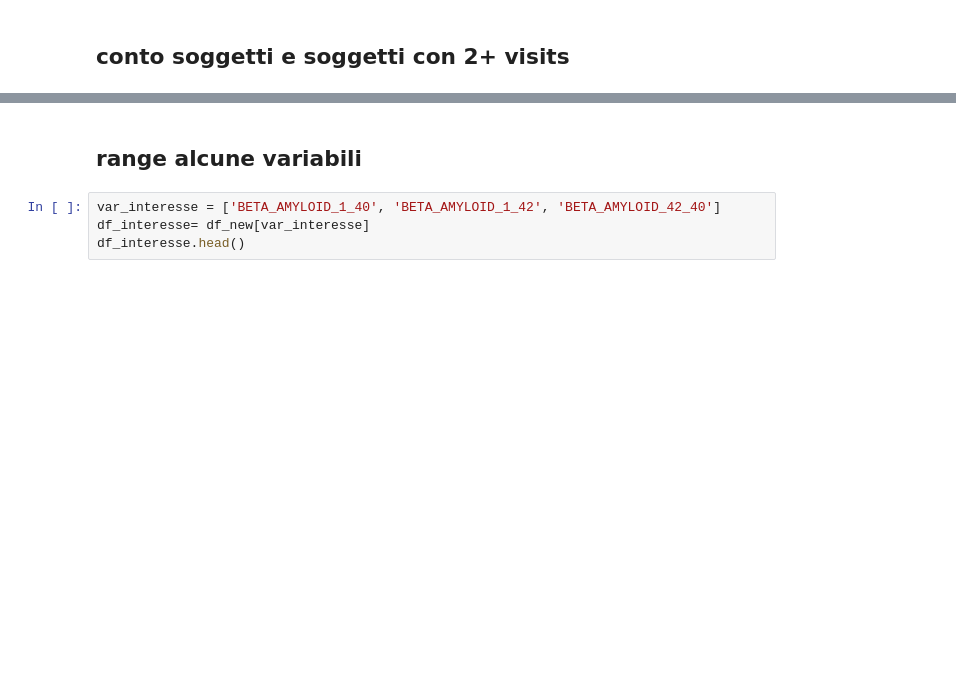
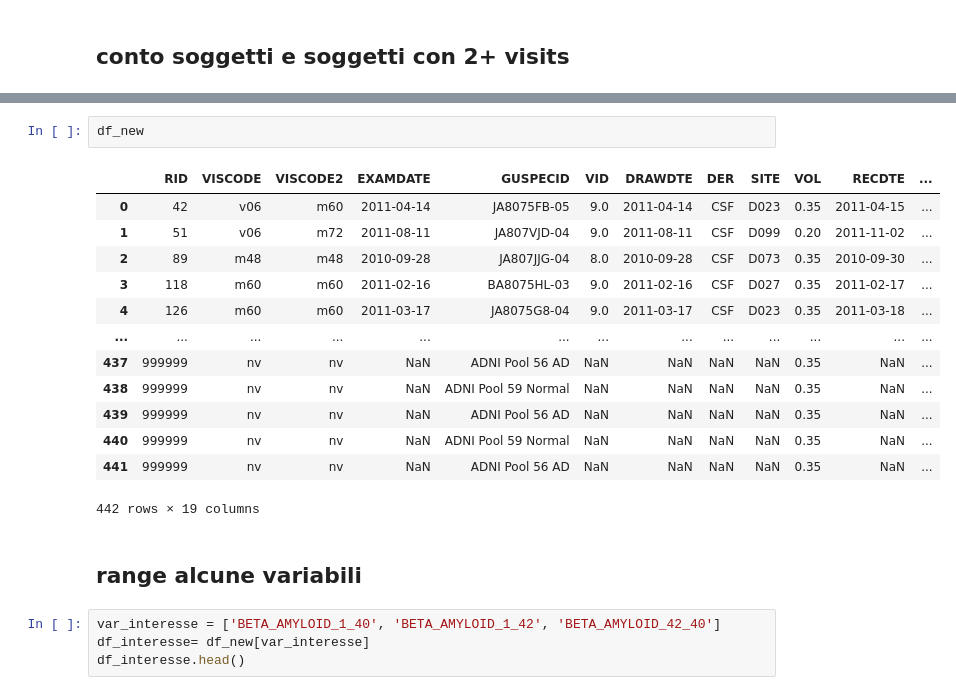
Before and after one commit to ifabfoundation/AIND, a Jupyter notebook: WP-2/Data_cleaning/prove_download.ipynb, the cells around one changed output, grey strips where cells are left out. Saved outputs shown, nothing was run; the diff lists cells and outputs as text; blank space fills up the shorter version.

```diff
--- a/WP-2/Data_cleaning/prove_download.ipynb
+++ b/WP-2/Data_cleaning/prove_download.ipynb
@@ -66,3 +67,19 @@ subjects with multiple visits:  121
+# %%
+df_new
+# %% [output]
+|  | RID | VISCODE | VISCODE2 | EXAMDATE | GUSPECID | VID | DRAWDTE | DER | SITE | VOL | RECDTE | ... |
+| 0 | 42 | v06 | m60 | 2011-04-14 | JA8075FB-05 | 9.0 | 2011-04-14 | CSF | D023 | 0.35 | 2011-04-15 | ... |
+| 1 | 51 | v06 | m72 | 2011-08-11 | JA807VJD-04 | 9.0 | 2011-08-11 | CSF | D099 | 0.20 | 2011-11-02 | ... |
+| 2 | 89 | m48 | m48 | 2010-09-28 | JA807JJG-04 | 8.0 | 2010-09-28 | CSF | D073 | 0.35 | 2010-09-30 | ... |
+| 3 | 118 | m60 | m60 | 2011-02-16 | BA8075HL-03 | 9.0 | 2011-02-16 | CSF | D027 | 0.35 | 2011-02-17 | ... |
+| 4 | 126 | m60 | m60 | 2011-03-17 | JA8075G8-04 | 9.0 | 2011-03-17 | CSF | D023 | 0.35 | 2011-03-18 | ... |
+| ... | ... | ... | ... | ... | ... | ... | ... | ... | ... | ... | ... | ... |
+| 437 | 999999 | nv | nv | NaN | ADNI Pool 56 AD | NaN | NaN | NaN | NaN | 0.35 | NaN | ... |
+| 438 | 999999 | nv | nv | NaN | ADNI Pool 59 Normal | NaN | NaN | NaN | NaN | 0.35 | NaN | ... |
+| 439 | 999999 | nv | nv | NaN | ADNI Pool 56 AD | NaN | NaN | NaN | NaN | 0.35 | NaN | ... |
+| 440 | 999999 | nv | nv | NaN | ADNI Pool 59 Normal | NaN | NaN | NaN | NaN | 0.35 | NaN | ... |
+| 441 | 999999 | nv | nv | NaN | ADNI Pool 56 AD | NaN | NaN | NaN | NaN | 0.35 | NaN | ... |
+442 rows × 19 columns
 # %% [markdown]
 ## range alcune variabili
 # %%
```
Also changed, not shown: parts of 22 cells of this notebook.
